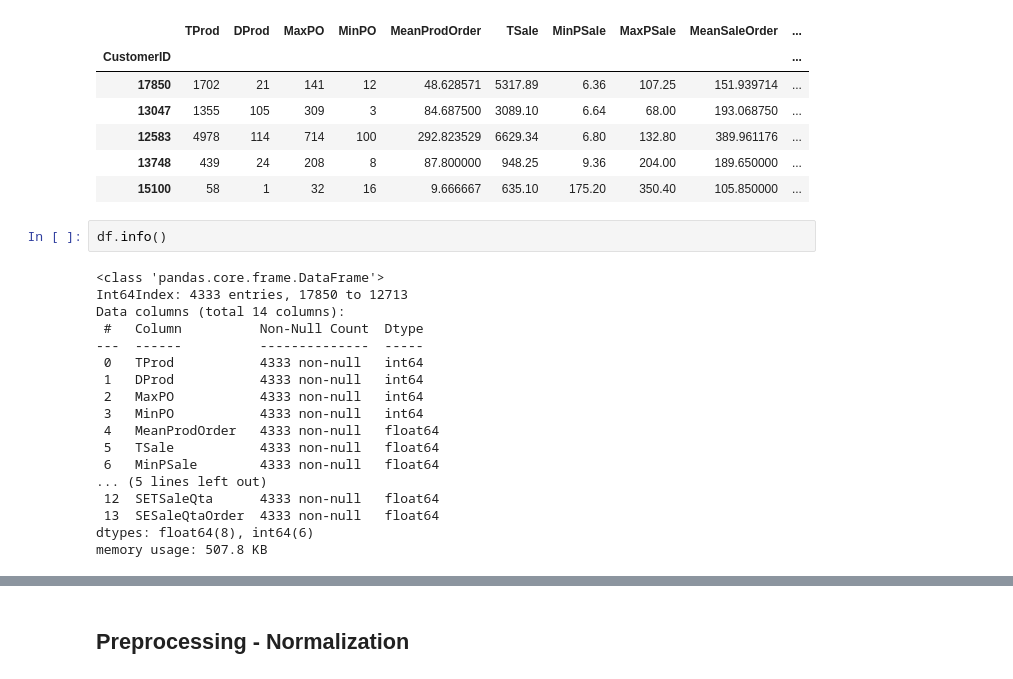
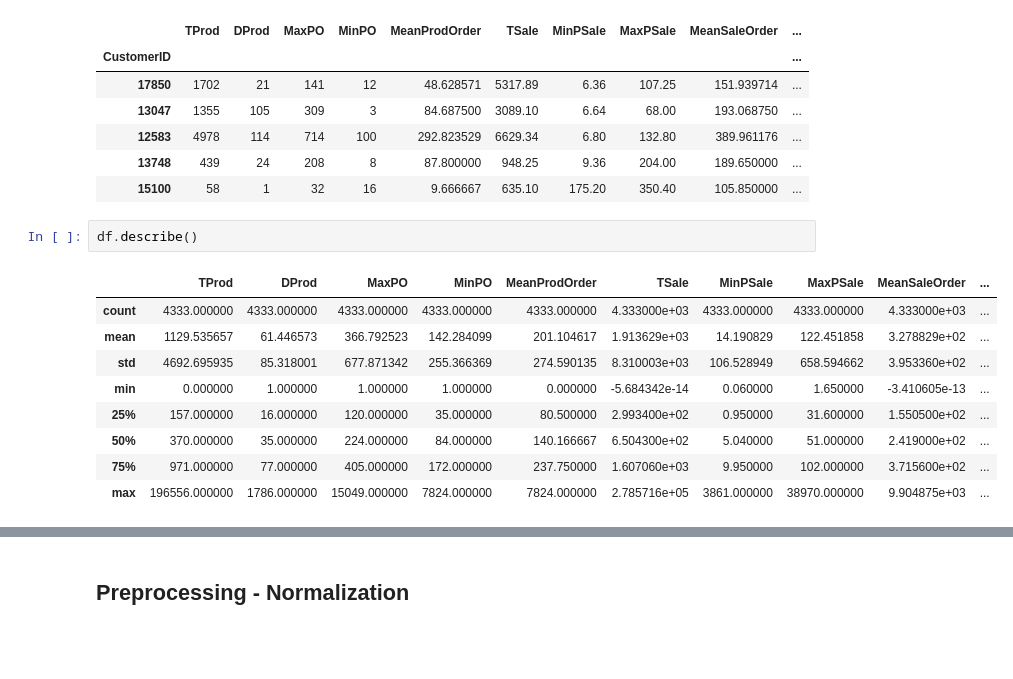
Before and after one commit to AlexPasqua/DM-project, a Jupyter notebook: DBSCAN.ipynb, the cells around one changed output, grey strips where cells are left out. Cells and saved outputs as stored; diff of their text form; blank space fills up the shorter version.

```diff
--- a/DBSCAN.ipynb
+++ b/DBSCAN.ipynb
@@ -17,22 +17,14 @@ df.head()
 | 13748 | 439 | 24 | 208 | 8 | 87.800000 | 948.25 | 9.36 | 204.00 | 189.650000 | ... |
 | 15100 | 58 | 1 | 32 | 16 | 9.666667 | 635.10 | 175.20 | 350.40 | 105.850000 | ... |
 # %%
-df.info()
+df.describe()
 # %% [output]
-<class 'pandas.core.frame.DataFrame'>
-Int64Index: 4333 entries, 17850 to 12713
-Data columns (total 14 columns):
- #   Column          Non-Null Count  Dtype
----  ------          --------------  -----
- 0   TProd           4333 non-null   int64
- 1   DProd           4333 non-null   int64
- 2   MaxPO           4333 non-null   int64
- 3   MinPO           4333 non-null   int64
- 4   MeanProdOrder   4333 non-null   float64
- 5   TSale           4333 non-null   float64
- 6   MinPSale        4333 non-null   float64
-... (5 lines left out)
- 12  SETSaleQta      4333 non-null   float64
- 13  SESaleQtaOrder  4333 non-null   float64
-dtypes: float64(8), int64(6)
-memory usage: 507.8 KB
+|  | TProd | DProd | MaxPO | MinPO | MeanProdOrder | TSale | MinPSale | MaxPSale | MeanSaleOrder | ... |
+| count | 4333.000000 | 4333.000000 | 4333.000000 | 4333.000000 | 4333.000000 | 4.333000e+03 | 4333.000000 | 4333.000000 | 4.333000e+03 | ... |
+| mean | 1129.535657 | 61.446573 | 366.792523 | 142.284099 | 201.104617 | 1.913629e+03 | 14.190829 | 122.451858 | 3.278829e+02 | ... |
+| std | 4692.695935 | 85.318001 | 677.871342 | 255.366369 | 274.590135 | 8.310003e+03 | 106.528949 | 658.594662 | 3.953360e+02 | ... |
+| min | 0.000000 | 1.000000 | 1.000000 | 1.000000 | 0.000000 | -5.684342e-14 | 0.060000 | 1.650000 | -3.410605e-13 | ... |
+| 25% | 157.000000 | 16.000000 | 120.000000 | 35.000000 | 80.500000 | 2.993400e+02 | 0.950000 | 31.600000 | 1.550500e+02 | ... |
+| 50% | 370.000000 | 35.000000 | 224.000000 | 84.000000 | 140.166667 | 6.504300e+02 | 5.040000 | 51.000000 | 2.419000e+02 | ... |
+| 75% | 971.000000 | 77.000000 | 405.000000 | 172.000000 | 237.750000 | 1.607060e+03 | 9.950000 | 102.000000 | 3.715600e+02 | ... |
+| max | 196556.000000 | 1786.000000 | 15049.000000 | 7824.000000 | 7824.000000 | 2.785716e+05 | 3861.000000 | 38970.000000 | 9.904875e+03 | ... |
```
Also changed, not shown: parts of 16 cells of this notebook.
